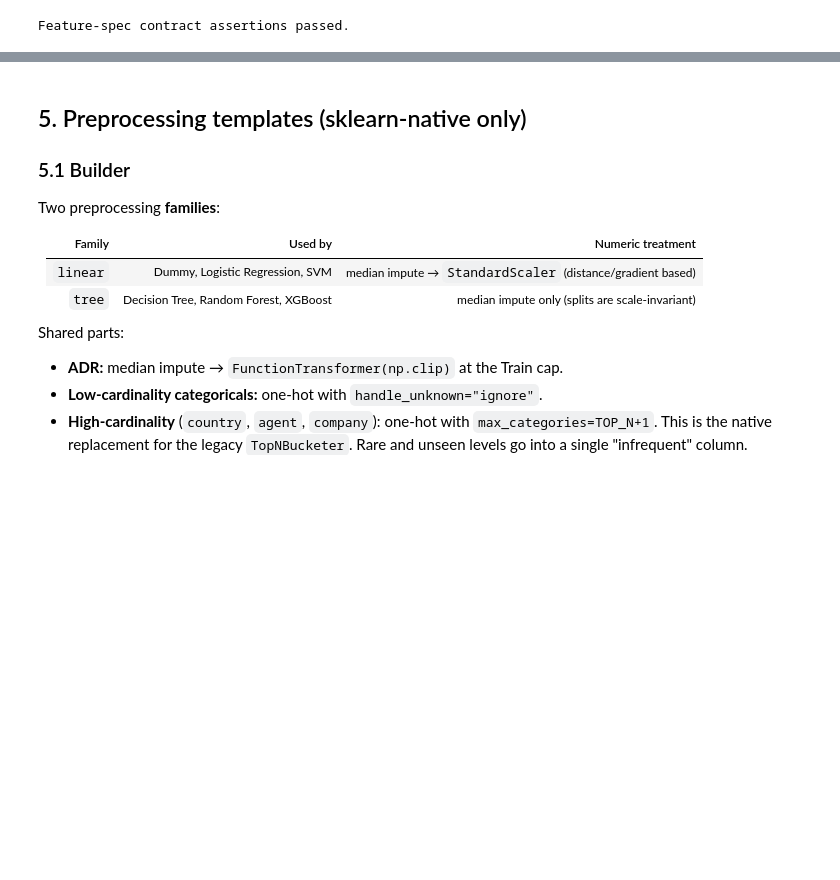
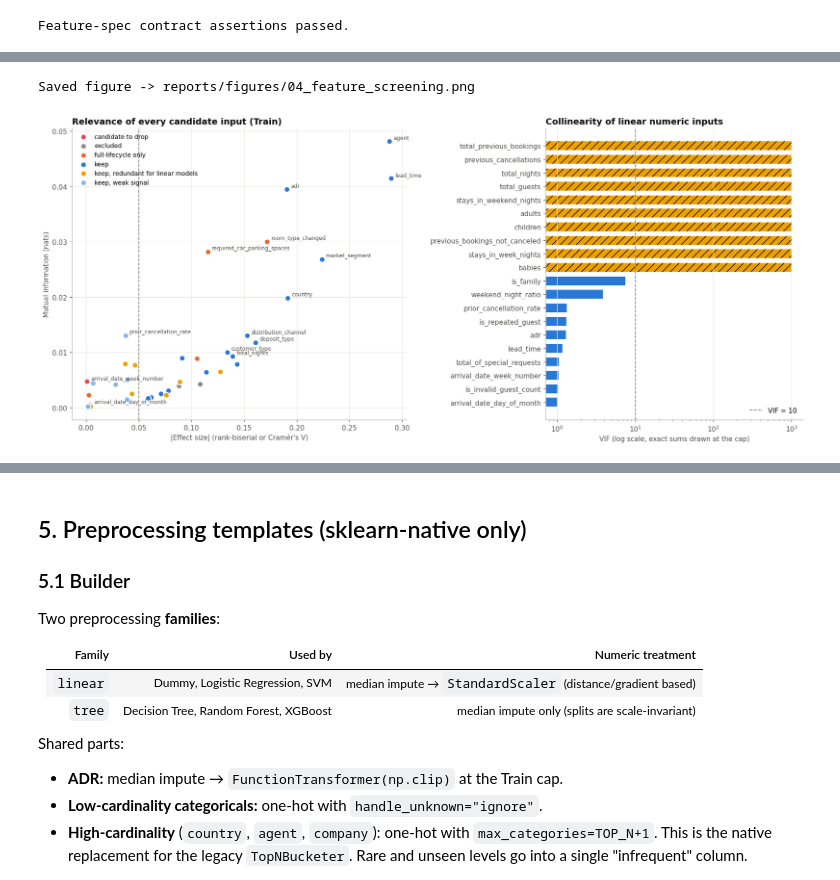
Before and after one commit to HasithaErandika/hotel-booking-cancellation-ml, a Jupyter notebook: notebooks/04_feature_engineering_preprocessing.ipynb, the cells around one changed output, grey strips where cells are left out. Saved outputs shown, nothing was run; the diff lists cells and outputs as text; code cells hidden in the pictures; blank space fills up the shorter version.

```diff
--- a/notebooks/04_feature_engineering_preprocessing.ipynb
+++ b/notebooks/04_feature_engineering_preprocessing.ipynb
@@ -388,7 +391,7 @@ POST_BOOKING_CATEGORICAL = ["assigned_room_type"]
 EXCLUDED_COLUMNS = {
     ID_COLUMN: "Identifier, not a feature",
     TARGET: "Target",
-    "arrival_date_year": "Non-stationary (drift 2015->2017); cannot extrapolate to future years (proposed decision #23)",
+    "arrival_date_year": "Non-stationary (drift 2015->2017); cannot extrapolate to future years (decision #23)",
     "arrival_date_month": "Replaced by arrival_season + arrival_date_week_number",
     **{c: "Target leakage (decisions #3, #20) - already dropped in notebook 01" for c in LEAKAGE_COLUMNS},
 }
@@ -451,0 +540,16 @@ Feature-spec contract assertions passed.
+# %%
+mi_input = train_fe[screen_candidates].copy()
+discrete_mask = []
+for column in screen_candidates:
+    if column in CATEGORICAL_SCREEN:
+        mi_input[column] = mi_input[column].fillna("Missing").astype("category").cat.codes
+        discrete_mask.append(True)
+    else:
+        mi_input[column] = mi_input[column].fillna(mi_input[column].median())
+        discrete_mask.append(bool(pd.api.types.is_integer_dtype(mi_input[column])))
+
+screening["mutual_information"] = pd.Series(
+    mutual_info_classif(mi_input, y_screen, discrete_features=np.array(discrete_mask), random_state=RANDOM_STATE),
+    index=screen_candidates,
+)
+screening["mutual_information"].sort_values(ascending=False).round(4).to_frame()
@@ -451,0 +701,44 @@ Feature-spec contract assertions passed.
+# %%
+DECISION_COLORS = {
+    "keep": COLORS["not_canceled"],
+    "keep, weak signal": "#86b6ef",
+    "keep, redundant for linear models": SERIES_COLORS[3],
+    "candidate to drop": SERIES_COLORS[7],
+    "full-lifecycle only": COLORS["canceled"],
+    "excluded": COLORS["neutral"],
+}
+VIF_CAP = 1000.0
+
+fig, axes = plt.subplots(1, 2, figsize=(16, 7), gridspec_kw={"width_ratios": [1.3, 1]})
+ax = axes[0]
+for decision, group in screening.groupby("decision"):
+    ax.scatter(group["effect_size"].abs(), group["mutual_information"], s=70, color=DECISION_COLORS[decision],
+               edgecolor="white", linewidth=1.5, label=decision, zorder=3)
+to_label = screening.nlargest(12, "mutual_information").index.union(screening.index[screening["decision"] == "candidate to drop"])
+for feature in to_label:
+    ax.annotate(feature, (abs(screening.loc[feature, "effect_size"]), screening.loc[feature, "mutual_information"]),
+                textcoords="offset points", xytext=(6, 3), fontsize=8, color=COLORS["ink_muted"])
+ax.axvline(SCREENING_WEAK_EFFECT, color=COLORS["neutral"], linestyle="--", linewidth=1.2)
+ax.set(xlabel="|Effect size| (rank-biserial or Cramér's V)", ylabel="Mutual information (nats)")
+ax.set_title("Relevance of every candidate input (Train)", loc="left")
+ax.legend(loc="upper left", fontsize=9)
+
+ax = axes[1]
+vif_plot = vif.replace(np.inf, VIF_CAP).sort_values()
+bars = ax.barh(vif_plot.index, vif_plot.values, height=0.65,
+               color=[SERIES_COLORS[3] if v >= VIF_CAP else COLORS["not_canceled"] for v in vif_plot.values])
+for bar, value in zip(bars, vif_plot.values):
+    if value >= VIF_CAP:
+        bar.set_hatch("//")
+ax.axvline(VIF_FLAG, color=COLORS["neutral"], linestyle="--", linewidth=1.2, label=f"VIF = {VIF_FLAG:g}")
+ax.set_xscale("log")
+ax.set_xlabel("VIF (log scale, exact sums drawn at the cap)")
+ax.set_title("Collinearity of linear numeric inputs", loc="left")
+ax.grid(axis="y", visible=False)
+ax.legend(loc="lower right")
+fig.tight_layout()
+save_figure(fig, "feature_screening")
+plt.show()
+# %% [output]
+Saved figure -> reports/figures/04_feature_screening.png
+[figure, added]
```
Also changed, not shown: parts of 13 cells of this notebook, 51 other files.
